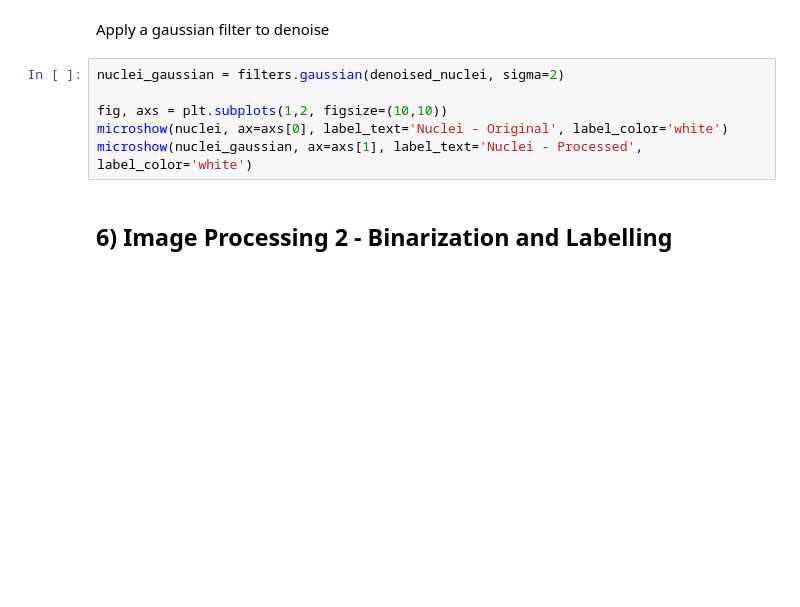
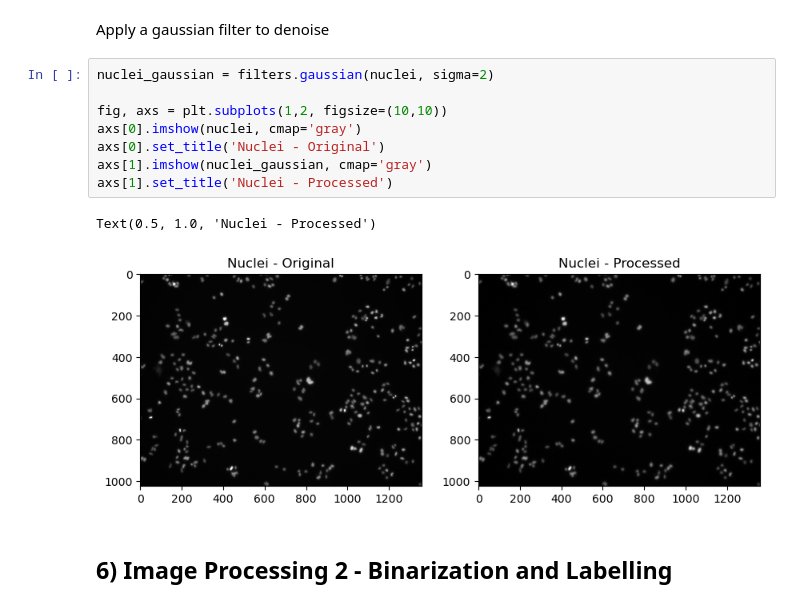
Before and after one commit to BiAPoL/ezomero_and_napari_omero_basics, a Jupyter notebook: notebooks/ezomero_exercise.ipynb, the cells around one changed output. Drawn from its saved outputs; the diff is of its cells as text; blank space fills up the shorter version.

```diff
--- a/notebooks/ezomero_exercise.ipynb
+++ b/notebooks/ezomero_exercise.ipynb
@@ -115,11 +116,16 @@ microshow(denoised_nuclei, ax=axs[1], label_text='Nuclei - Processed', label_col
 # %% [markdown]
 Apply a gaussian filter to denoise
 # %%
-nuclei_gaussian = filters.gaussian(denoised_nuclei, sigma=2)
+nuclei_gaussian = filters.gaussian(nuclei, sigma=2)
 
 fig, axs = plt.subplots(1,2, figsize=(10,10))
-microshow(nuclei, ax=axs[0], label_text='Nuclei - Original', label_color='white')
-microshow(nuclei_gaussian, ax=axs[1], label_text='Nuclei - Processed', label_color='white')
+axs[0].imshow(nuclei, cmap='gray')
+axs[0].set_title('Nuclei - Original')
+axs[1].imshow(nuclei_gaussian, cmap='gray')
+axs[1].set_title('Nuclei - Processed')
+# %% [output]
+Text(0.5, 1.0, 'Nuclei - Processed')
+[figure, added]
 # %% [markdown]
 ## 6) Image Processing 2 - Binarization and Labelling
 # %% [markdown]
```
Also changed, not shown: parts of 36 cells of this notebook.
